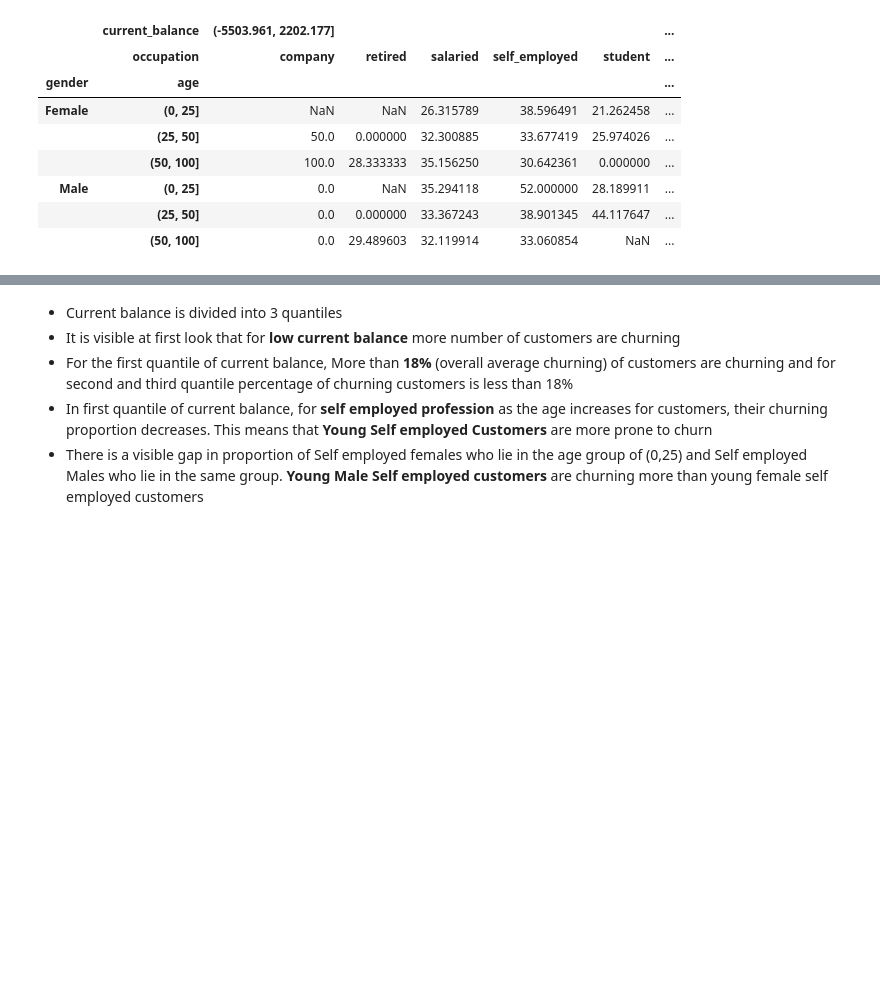
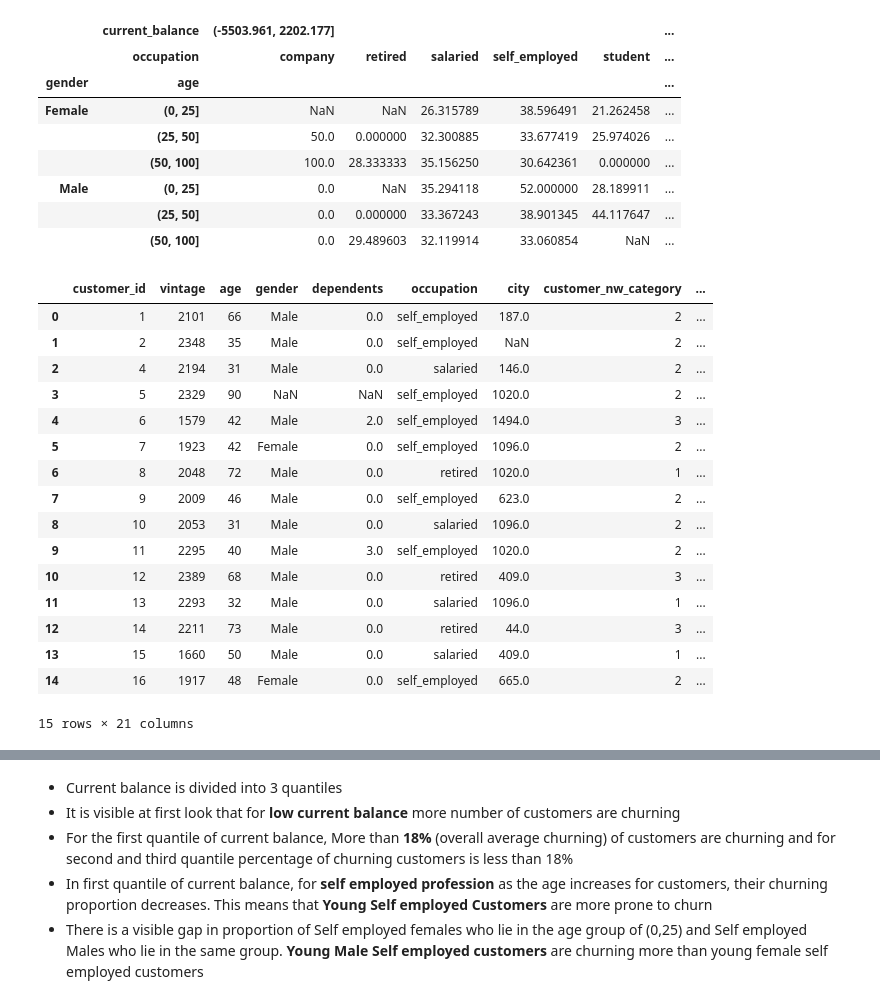
Before and after one commit to JapiKredi/EDA_extensive_library, a Jupyter notebook: Pandas_Multi_Variate_analysis.ipynb, the cells around one changed output, grey strips where cells are left out. Saved outputs shown, nothing was run; the diff lists cells and outputs as text; code cells hidden in the pictures; blank space fills up the shorter version.

```diff
--- a/Pandas_Multi_Variate_analysis.ipynb
+++ b/Pandas_Multi_Variate_analysis.ipynb
@@ -135,3 +180,23 @@ data.pivot_table('churn', ['gender', age], [balance, 'occupation'], aggfunc='mea
 | Male | (0, 25] | 0.0 | NaN | 35.294118 | 52.000000 | 28.189911 | ... |
 |  | (25, 50] | 0.0 | 0.000000 | 33.367243 | 38.901345 | 44.117647 | ... |
 |  | (50, 100] | 0.0 | 29.489603 | 32.119914 | 33.060854 | NaN | ... |
+# %%
+data.head(15)
+# %% [output]
+|  | customer_id | vintage | age | gender | dependents | occupation | city | customer_nw_category | ... |
+| 0 | 1 | 2101 | 66 | Male | 0.0 | self_employed | 187.0 | 2 | ... |
+| 1 | 2 | 2348 | 35 | Male | 0.0 | self_employed | NaN | 2 | ... |
+| 2 | 4 | 2194 | 31 | Male | 0.0 | salaried | 146.0 | 2 | ... |
+| 3 | 5 | 2329 | 90 | NaN | NaN | self_employed | 1020.0 | 2 | ... |
+| 4 | 6 | 1579 | 42 | Male | 2.0 | self_employed | 1494.0 | 3 | ... |
+| 5 | 7 | 1923 | 42 | Female | 0.0 | self_employed | 1096.0 | 2 | ... |
+| 6 | 8 | 2048 | 72 | Male | 0.0 | retired | 1020.0 | 1 | ... |
+| 7 | 9 | 2009 | 46 | Male | 0.0 | self_employed | 623.0 | 2 | ... |
+| 8 | 10 | 2053 | 31 | Male | 0.0 | salaried | 1096.0 | 2 | ... |
+| 9 | 11 | 2295 | 40 | Male | 3.0 | self_employed | 1020.0 | 2 | ... |
+| 10 | 12 | 2389 | 68 | Male | 0.0 | retired | 409.0 | 3 | ... |
+| 11 | 13 | 2293 | 32 | Male | 0.0 | salaried | 1096.0 | 1 | ... |
+| 12 | 14 | 2211 | 73 | Male | 0.0 | retired | 44.0 | 3 | ... |
+| 13 | 15 | 1660 | 50 | Male | 0.0 | salaried | 409.0 | 1 | ... |
+| 14 | 16 | 1917 | 48 | Female | 0.0 | self_employed | 665.0 | 2 | ... |
+15 rows × 21 columns
```
Also changed, not shown: parts of 8 cells of this notebook.
